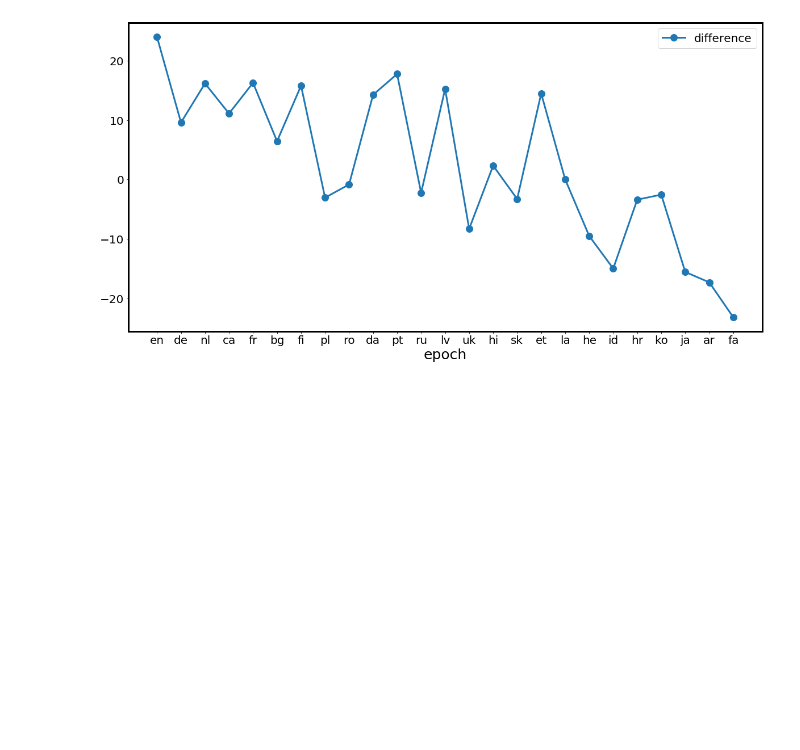
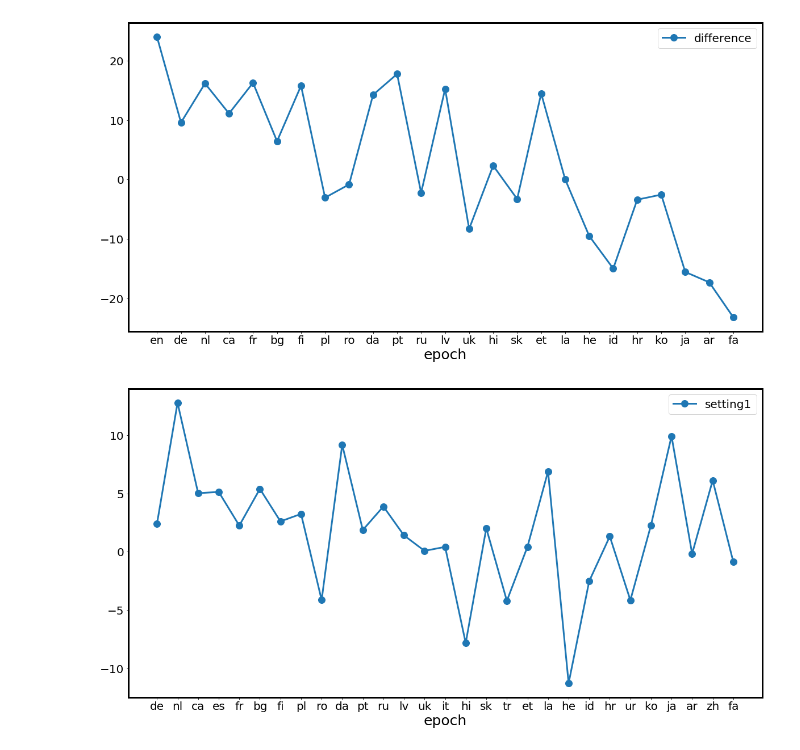
Before and after one commit to jxhe/cross-lingual-struct-flow, a Jupyter notebook: scripts/plot.ipynb, the cells around one changed output. Cells and saved outputs as stored; diff of their text form; code cells hidden in the pictures; blank space fills up the shorter version.

```diff
--- a/scripts/plot.ipynb
+++ b/scripts/plot.ipynb
@@ -109,3 +109,26 @@ len(distances)
 plot_line(plot_data, xtick_labels)
 # %% [output]
 [figure]
+# %%
+data = []
+with open("../cross-lingual flow method - tagging.csv", "r") as csvfile:
+    reader = csv.reader(csvfile, delimiter=",")
+    for row in reader:
+        try:
+            lang_res = LangRes(row[0].split("/")[-1], float(row[2]), float(row[3]), float(row[5]), dist_map[row[0]])
+            data.append(lang_res)
+        except:
+            continue
+
+plot_data = {}
+data_s = sorted(data, key=lambda s: s.distance)
+# plot_data["TransformerGraph"] = [x.trans for x in data_s]
+# # plot_data["Ours w/o tuning"] = [x.ours_wo_tune for x in data_s]
+# plot_data["Ours w/ tuning"] = [x.ours_w_tune for x in data_s]
+plot_data["setting1"] = [x.trans - x.ours_w_tune for x in data_s]
+xtick_labels = [x.name for x in data_s]
+distances = [x.distance for x in data_s]
+
+plot_line(plot_data, xtick_labels)
+# %% [output]
+[figure, added]
```
Also changed, not shown: parts of 4 cells of this notebook, 3 other files.
